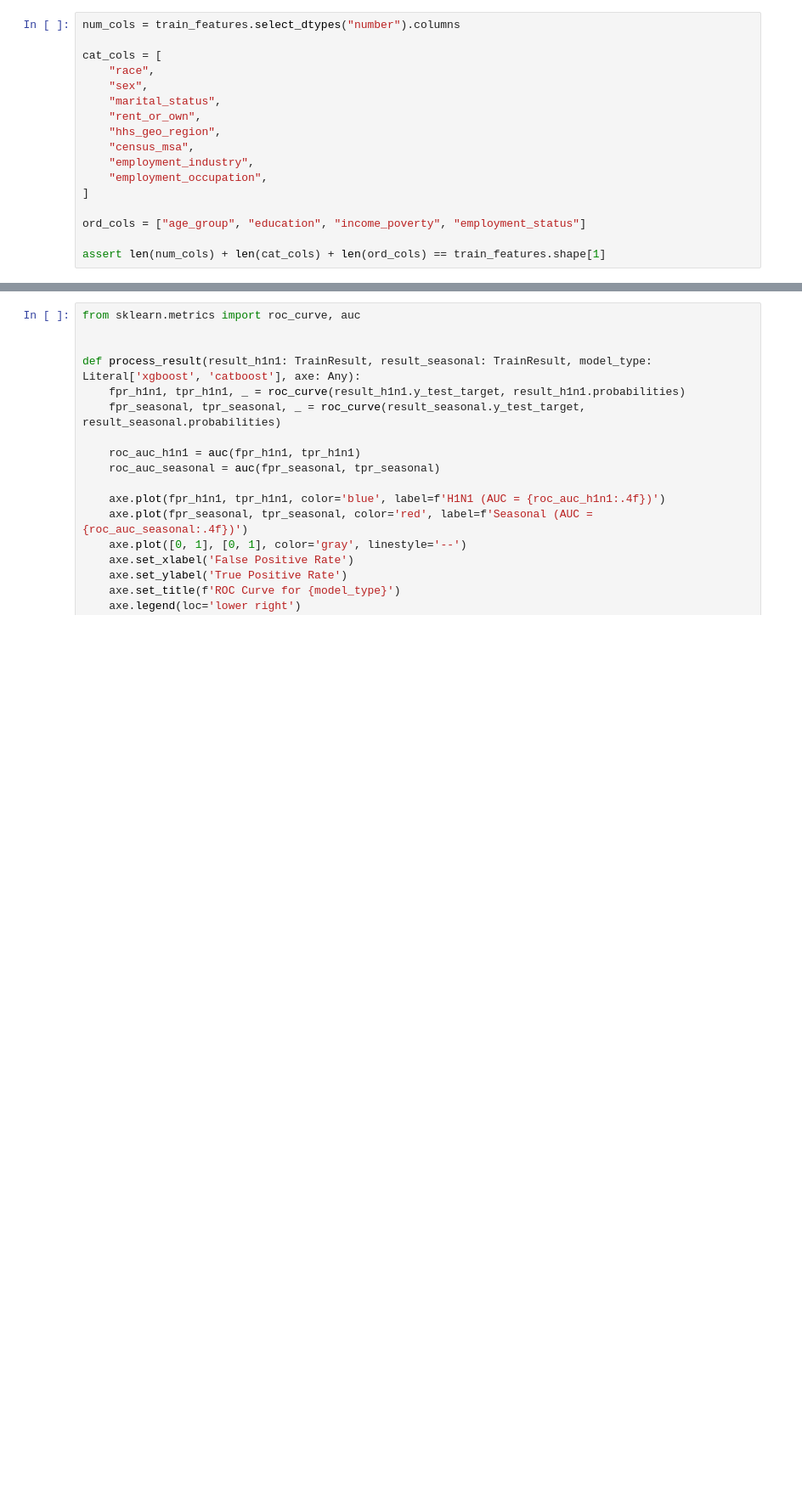
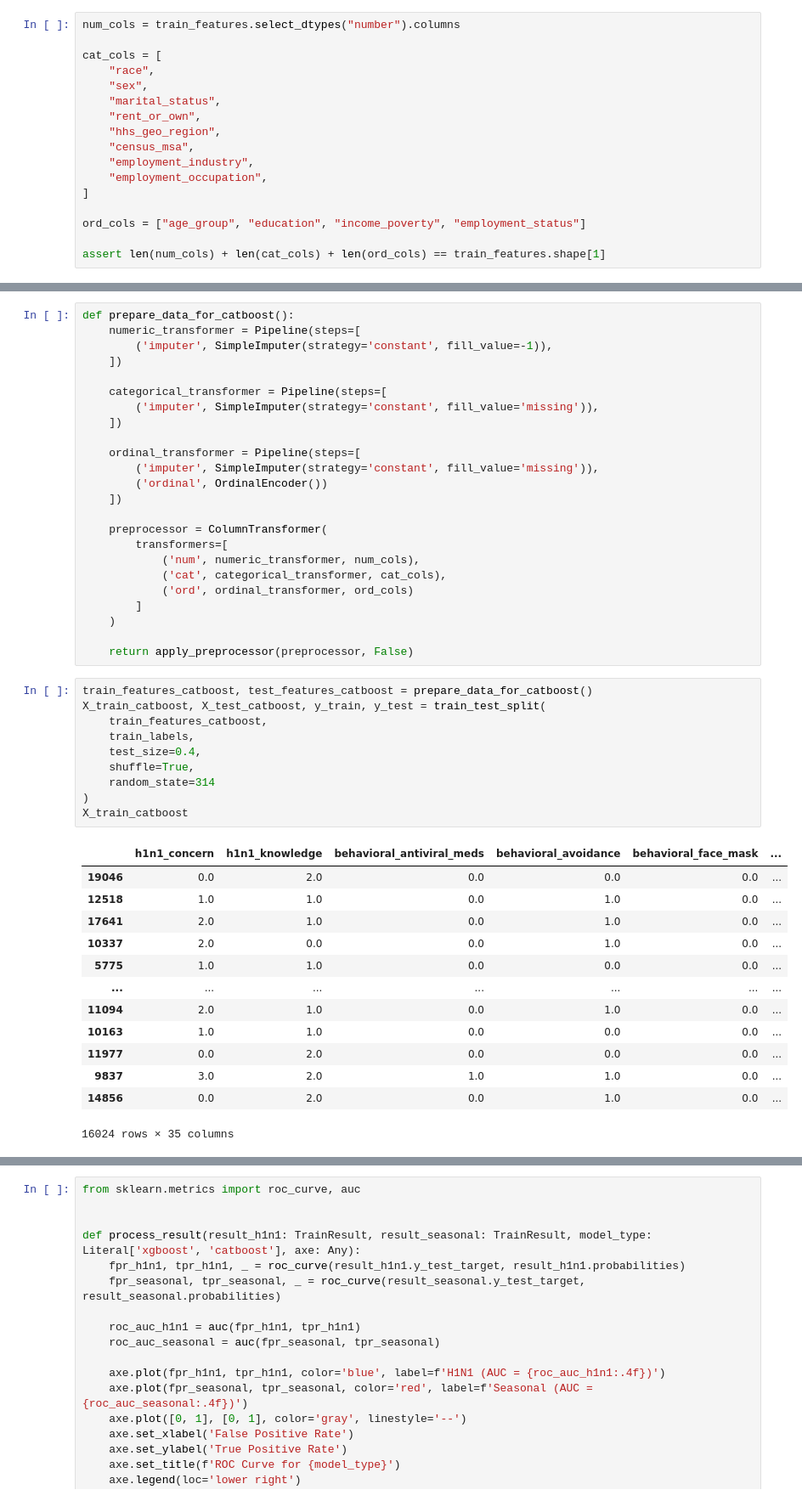
Before and after one commit to Alexander-Ploskin/FluShot, a Jupyter notebook: catboost.ipynb, the cells around one changed output, grey strips where cells are left out. Shown: that part at 85% size. Drawn from its saved outputs; the diff is of its cells as text; blank space fills up the shorter version.

Commit message:
prepare data separately

```diff
--- a/catboost.ipynb
+++ b/catboost.ipynb
@@ -122,4 +100,52 @@ X_train
 | 9837 | 1.00 | 1.000000 | 1.0 | 1.0 | 0.5 | ... |
 | 14856 | 0.25 | 1.000000 | 0.5 | 1.0 | 0.5 | ... |
 16024 rows × 98 columns
+# %%
+def prepare_data_for_catboost():
+    numeric_transformer = Pipeline(steps=[
+        ('imputer', SimpleImputer(strategy='constant', fill_value=-1)),
+    ])
+
+    categorical_transformer = Pipeline(steps=[
+        ('imputer', SimpleImputer(strategy='constant', fill_value='missing')),
+    ])
+
+    ordinal_transformer = Pipeline(steps=[
+        ('imputer', SimpleImputer(strategy='constant', fill_value='missing')),
+        ('ordinal', OrdinalEncoder())
+    ])
+
+    preprocessor = ColumnTransformer(
+        transformers=[
+            ('num', numeric_transformer, num_cols),
+            ('cat', categorical_transformer, cat_cols),
+            ('ord', ordinal_transformer, ord_cols)
+        ]
+    )
+
+    return apply_preprocessor(preprocessor, False)
+# %%
+train_features_catboost, test_features_catboost = prepare_data_for_catboost()
+X_train_catboost, X_test_catboost, y_train, y_test = train_test_split(
+    train_features_catboost,
+    train_labels,
+    test_size=0.4,
+    shuffle=True,
+    random_state=314
+)
+X_train_catboost
+# %% [output]
+|  | h1n1_concern | h1n1_knowledge | behavioral_antiviral_meds | behavioral_avoidance | behavioral_face_mask | ... |
+| 19046 | 0.0 | 2.0 | 0.0 | 0.0 | 0.0 | ... |
+| 12518 | 1.0 | 1.0 | 0.0 | 1.0 | 0.0 | ... |
+| 17641 | 2.0 | 1.0 | 0.0 | 1.0 | 0.0 | ... |
+| 10337 | 2.0 | 0.0 | 0.0 | 1.0 | 0.0 | ... |
+| 5775 | 1.0 | 1.0 | 0.0 | 0.0 | 0.0 | ... |
+| ... | ... | ... | ... | ... | ... | ... |
+| 11094 | 2.0 | 1.0 | 0.0 | 1.0 | 0.0 | ... |
+| 10163 | 1.0 | 1.0 | 0.0 | 0.0 | 0.0 | ... |
+| 11977 | 0.0 | 2.0 | 0.0 | 0.0 | 0.0 | ... |
+| 9837 | 3.0 | 2.0 | 1.0 | 1.0 | 0.0 | ... |
+| 14856 | 0.0 | 2.0 | 0.0 | 1.0 | 0.0 | ... |
+16024 rows × 35 columns
 # %%
```
Also changed, not shown: parts of 12 cells of this notebook, 2 other files.
